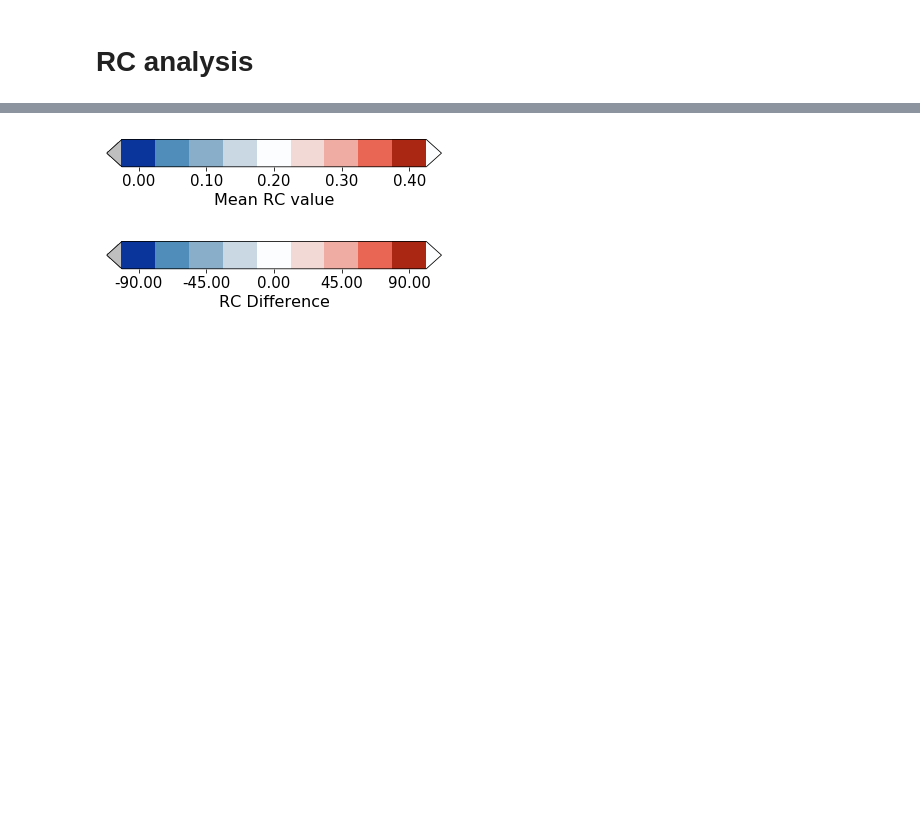
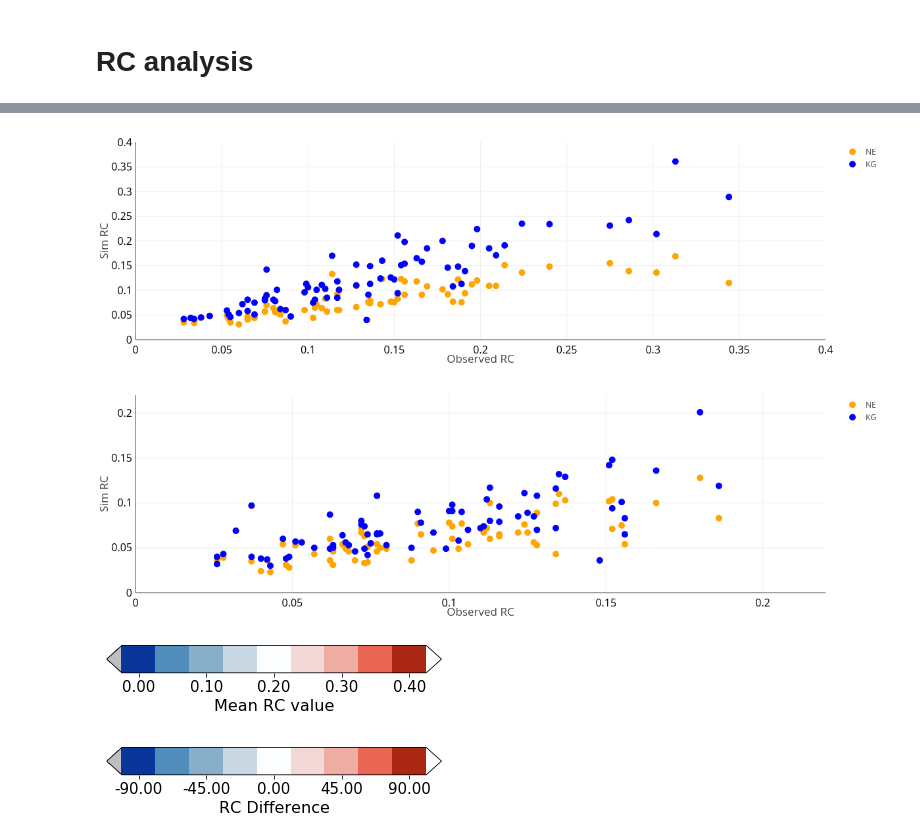
Before and after one commit to nicolas998/Scratch, a Jupyter notebook: RunoffExperiment/Tl_Maps.ipynb, the cells around one changed output, grey strips where cells are left out. Cells and saved outputs as stored; diff of their text form; code cells hidden in the pictures; blank space fills up the shorter version.

```diff
--- a/RunoffExperiment/Tl_Maps.ipynb
+++ b/RunoffExperiment/Tl_Maps.ipynb
@@ -535,6 +548,26 @@ def Remuestreador(Data, rango, val2change):
             if k >= b1 and k <= b2:
                 NewData.append(c)
     return np.array(NewData)
+# %%
+
+RCobs = [np.around(RCmean, decimals=3), np.around(RCmean, decimals=3)]
+RCsim = [np.around(RCbestNEMean, decimals=3), np.around(RCbestKGMean, decimals=3)]
+Color = ['orange','blue']
+Texto = [['%.1f'%i for i in NEval], ['%.1f'%i for i in KGval]]
+Nombres = ['NE', 'KG']
+
+div, fig = Scatter(RCobs, RCsim, Color = Color,multiple=True, width=400, height=300, rangoX=[0, 0.4],
+    rangoY = [0,0.4],size=10, xLabel='Observed RC', yLabel = 'Sim RC', Texto = Texto, Nombres = Nombres)
+
+RCobs = [np.around(RCstd, decimals=3), np.around(RCstd, decimals=3)]
+RCsim = [np.around(RCbestNEStd, decimals=3), np.around(RCbestKGStd, decimals=3)]
+
+
+div, fig = Scatter(RCobs, RCsim, Color = Color,multiple=True, width=400, height=300, rangoX=[0, 0.22],
+    rangoY = [0,0.22],size=10, xLabel='Observed RC', yLabel = 'Sim RC', Texto = Texto, Nombres = Nombres)
+# %% [output]
+[figure, added]
+[figure, added]
 # %%
 coloresEF = ['#0A369C','#508DBA','#88AECA','#C9D8E3','#FCFDFE','#F3D9D5','#EEACA2','#E86653','#AA2714']
 rangoRC = np.linspace(0,0.4,9)
```
Also changed, not shown: parts of 22 cells of this notebook, 1 other file.
